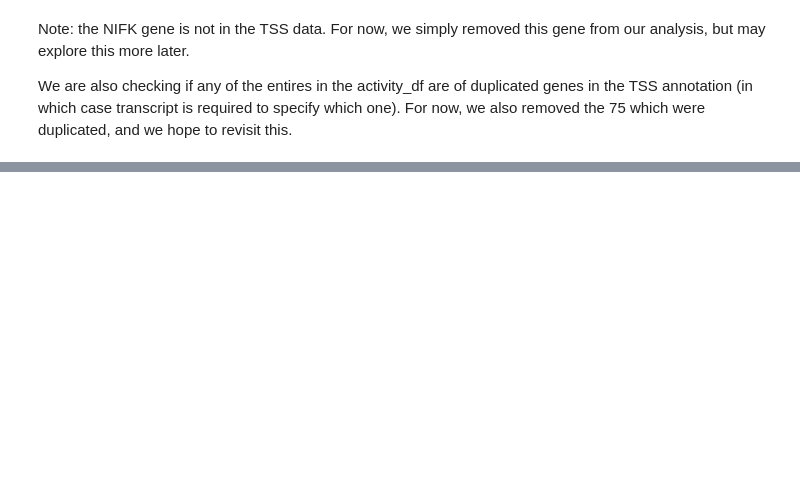
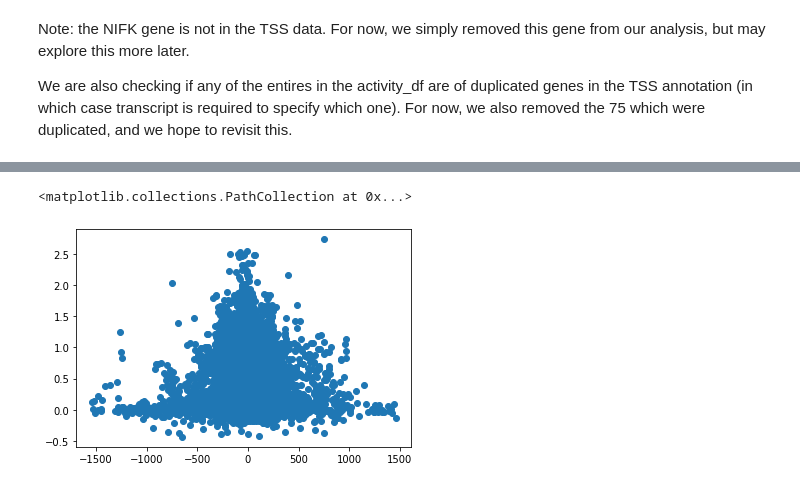
Before and after one commit to AnthonyHein/QCB455Project, a Jupyter notebook: Featurization.ipynb, the cells around one changed output, grey strips where cells are left out. Cells and saved outputs as stored; diff of their text form; code cells hidden in the pictures; blank space fills up the shorter version.

```diff
--- a/Featurization.ipynb
+++ b/Featurization.ipynb
@@ -330,0 +551,3 @@ We are also checking if any of the entires in the activity_df are of duplicated
+# %%
+tmp = activity_score_df[(activity_score_df['Dist to Primary TSS 5'] > -1500) & (activity_score_df['Dist to Primary TSS 5'] < 1500)]
+tmp.head()
@@ -330,0 +591,5 @@ We are also checking if any of the entires in the activity_df are of duplicated
+# %%
+plt.scatter(X, y)
+# %% [output]
+<matplotlib.collections.PathCollection at 0x...>
+[figure, added]
```
Also changed, not shown: parts of 31 cells of this notebook.
